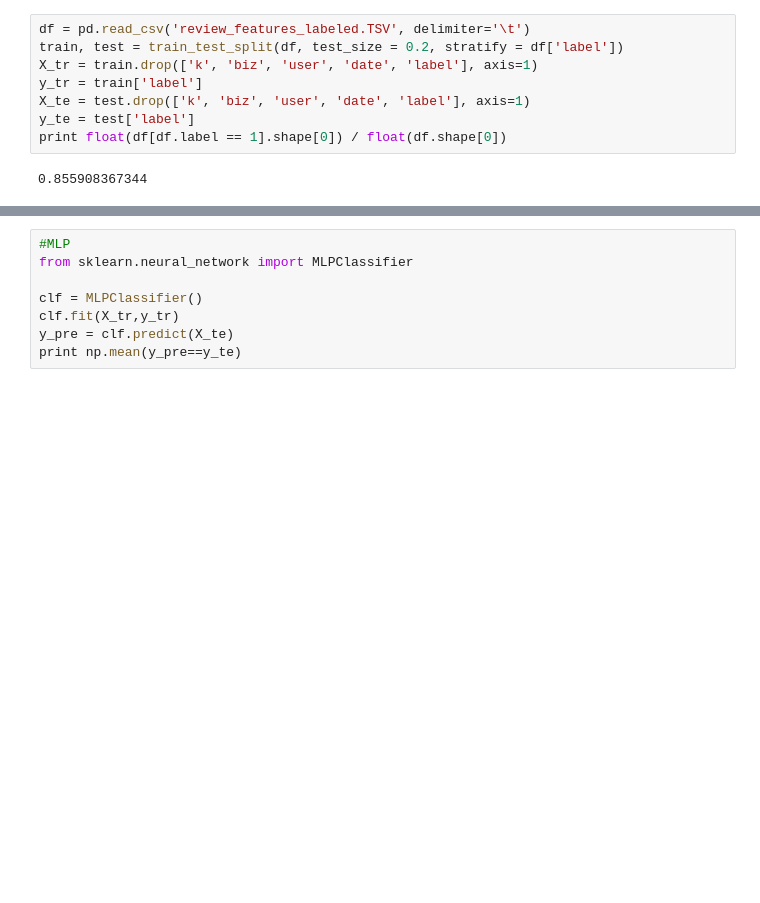
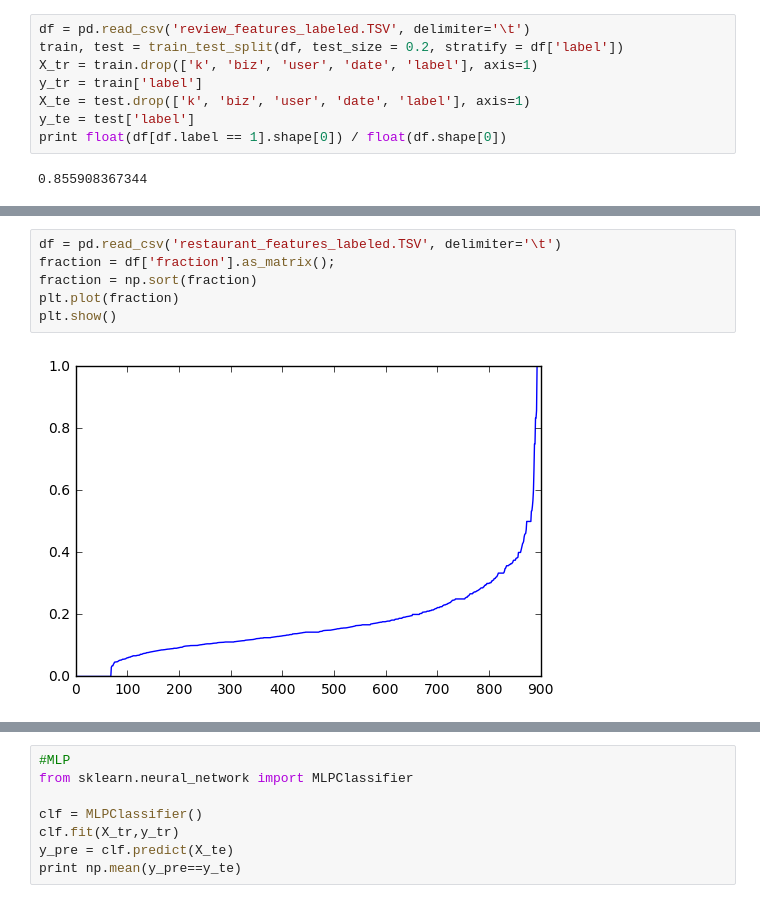
Before and after one commit to terry81811/biubiuPotify, a Jupyter notebook: notebook/yelpSpammer.ipynb, the cells around one changed output, grey strips where cells are left out. Saved outputs shown, nothing was run; the diff lists cells and outputs as text; blank space fills up the shorter version.

```diff
--- a/notebook/yelpSpammer.ipynb
+++ b/notebook/yelpSpammer.ipynb
@@ -732,0 +759,8 @@ print float(df[df.label == 1].shape[0]) / float(df.shape[0])
+# %%
+df = pd.read_csv('restaurant_features_labeled.TSV', delimiter='\t')
+fraction = df['fraction'].as_matrix();
+fraction = np.sort(fraction)
+plt.plot(fraction)
+plt.show()
+# %% [output]
+[figure, added]
```
Also changed, not shown: parts of 9 cells of this notebook.
